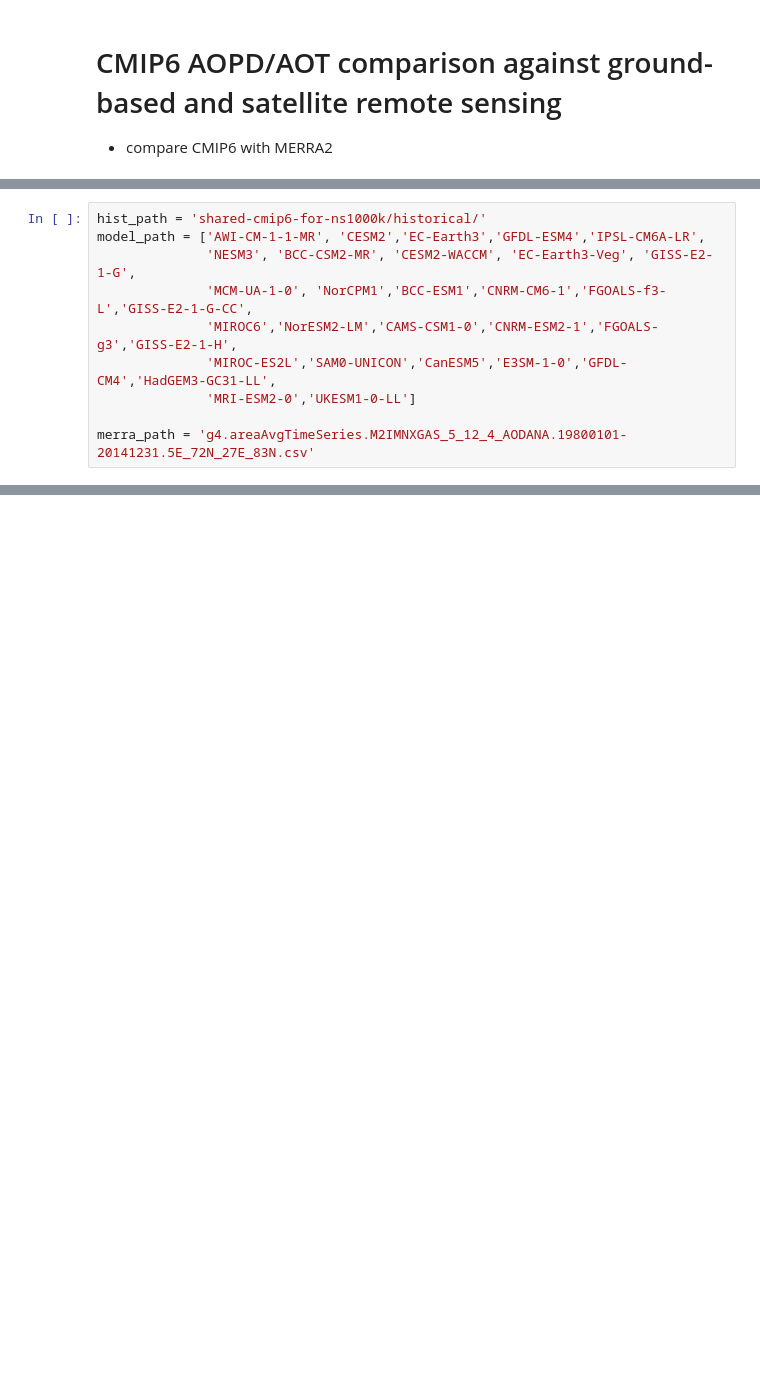
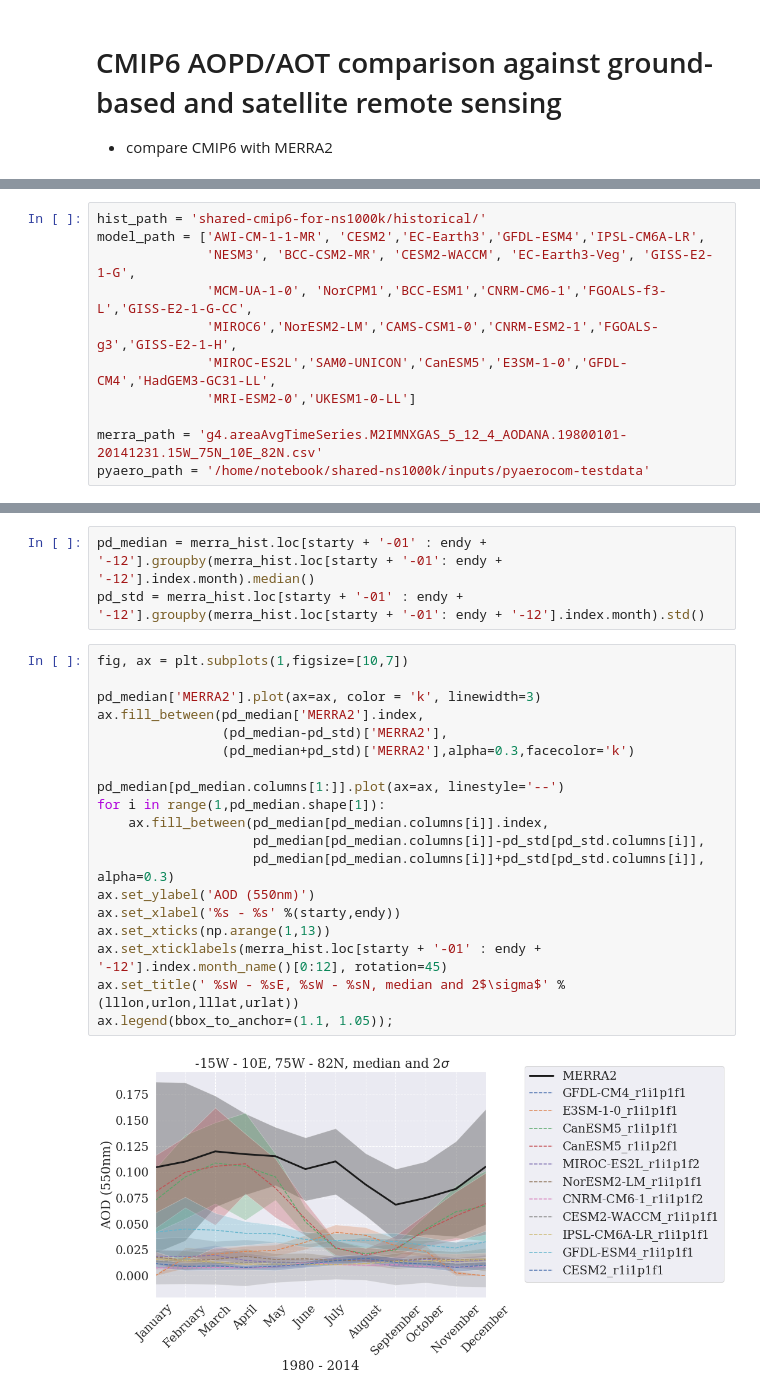
Before and after one commit to NordicESMhub/NEGI-Abisko-2019, a Jupyter notebook: content/topics/group-2/franzihe_area_averaged_AOD_Svalbard.ipynb, the cells around one changed output, grey strips where cells are left out. Saved outputs shown, nothing was run; the diff lists cells and outputs as text; blank space fills up the shorter version.

```diff
--- a/content/topics/group-2/franzihe_area_averaged_AOD_Svalbard.ipynb
+++ b/content/topics/group-2/franzihe_area_averaged_AOD_Svalbard.ipynb
@@ -38,5 +54,6 @@ model_path = ['AWI-CM-1-1-MR', 'CESM2','EC-Earth3','GFDL-ESM4','IPSL-CM6A-LR',
               'MIROC-ES2L','SAM0-UNICON','CanESM5','E3SM-1-0','GFDL-CM4','HadGEM3-GC31-LL',
               'MRI-ESM2-0','UKESM1-0-LL']
 
-merra_path = 'g4.areaAvgTimeSeries.M2IMNXGAS_5_12_4_AODANA.19800101-20141231.5E_72N_27E_83N.csv'
+merra_path = 'g4.areaAvgTimeSeries.M2IMNXGAS_5_12_4_AODANA.19800101-20141231.15W_75N_10E_82N.csv'
+pyaero_path = '/home/notebook/shared-ns1000k/inputs/pyaerocom-testdata'
 # %% [markdown]
@@ -186,0 +269,24 @@ ax.legend(bbox_to_anchor=(1.1, 1.05))
+# %%
+pd_median = merra_hist.loc[starty + '-01' : endy + '-12'].groupby(merra_hist.loc[starty + '-01': endy + '-12'].index.month).median()
+pd_std = merra_hist.loc[starty + '-01' : endy + '-12'].groupby(merra_hist.loc[starty + '-01': endy + '-12'].index.month).std()
+# %%
+fig, ax = plt.subplots(1,figsize=[10,7])
+
+pd_median['MERRA2'].plot(ax=ax, color = 'k', linewidth=3)
+ax.fill_between(pd_median['MERRA2'].index,
+                (pd_median-pd_std)['MERRA2'],
+                (pd_median+pd_std)['MERRA2'],alpha=0.3,facecolor='k')
+
+pd_median[pd_median.columns[1:]].plot(ax=ax, linestyle='--')
+for i in range(1,pd_median.shape[1]):
+    ax.fill_between(pd_median[pd_median.columns[i]].index,
+                    pd_median[pd_median.columns[i]]-pd_std[pd_std.columns[i]],
+                    pd_median[pd_median.columns[i]]+pd_std[pd_std.columns[i]], alpha=0.3)
+ax.set_ylabel('AOD (550nm)')
+ax.set_xlabel('%s - %s' %(starty,endy))
+ax.set_xticks(np.arange(1,13))
+ax.set_xticklabels(merra_hist.loc[starty + '-01' : endy + '-12'].index.month_name()[0:12], rotation=45)
+ax.set_title(' %sW - %sE, %sW - %sN, median and 2$\sigma$' %(lllon,urlon,lllat,urlat))
+ax.legend(bbox_to_anchor=(1.1, 1.05));
+# %% [output]
+[figure, added]
```
Also changed, not shown: parts of 66 cells of this notebook, 1 other file.
